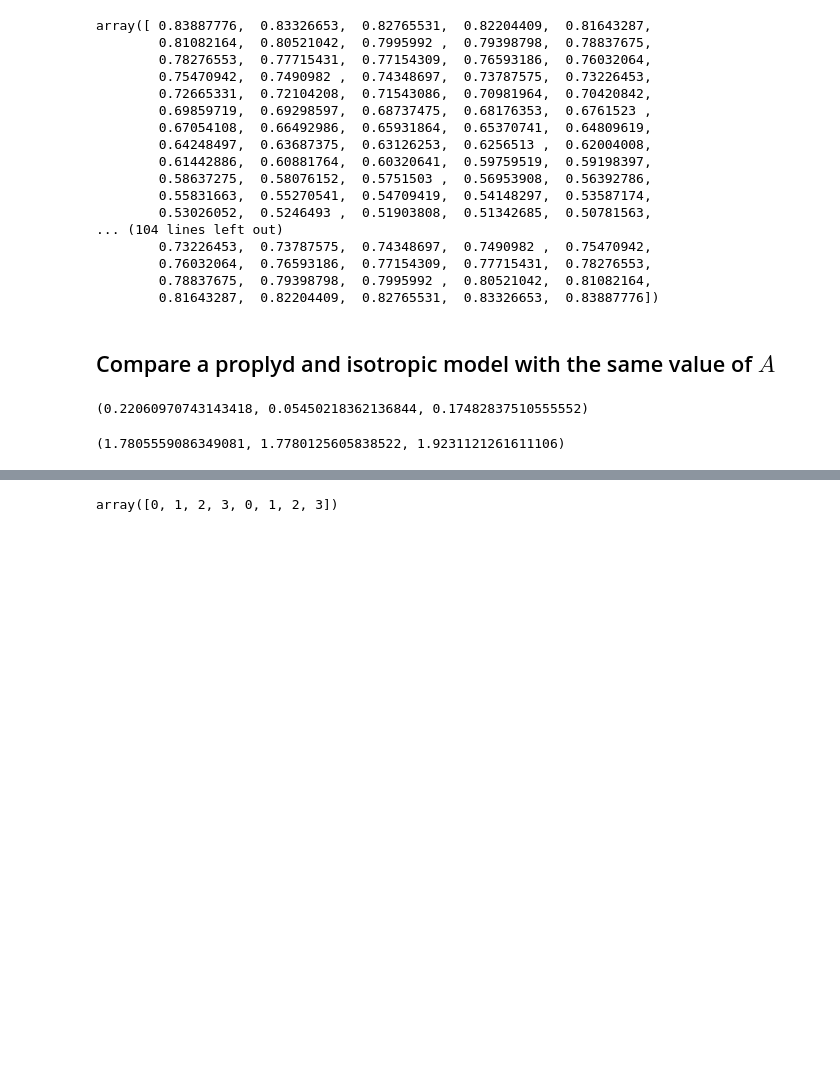
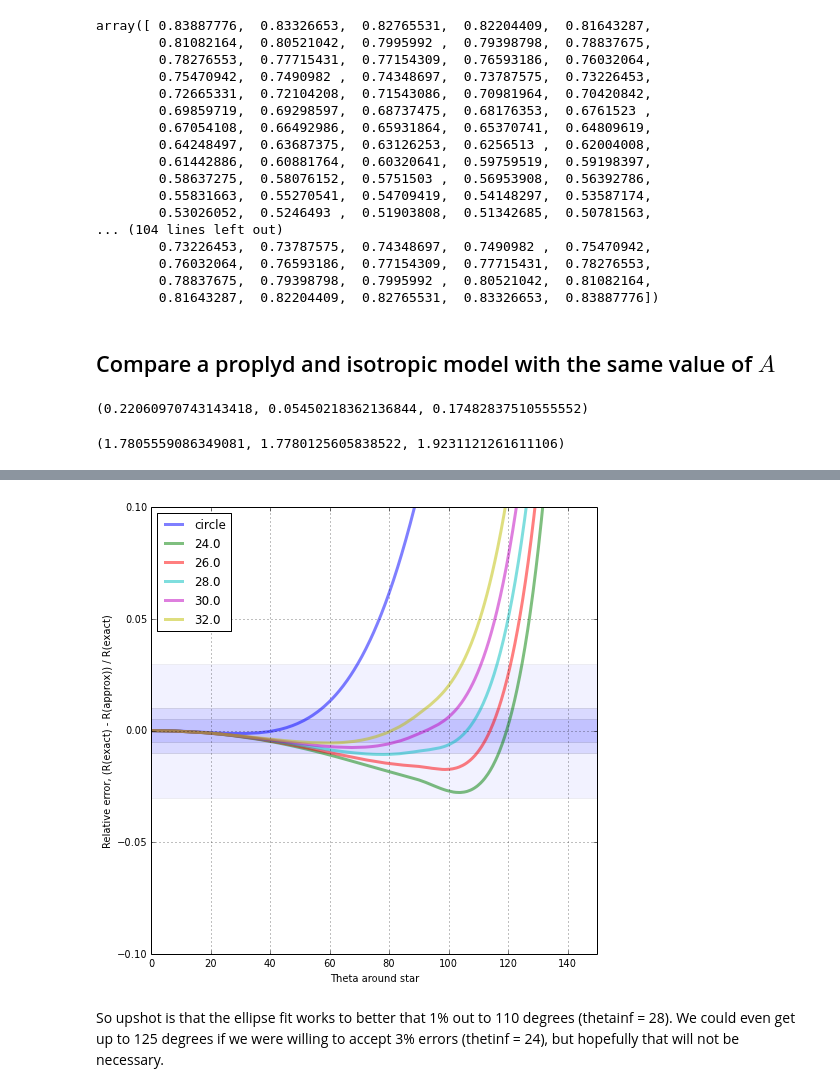
Before and after one commit to will-henney/bowshock-shape, a Jupyter notebook: New shapes.ipynb, the cells around one changed output, grey strips where cells are left out. Cells and saved outputs as stored; diff of their text form; code cells hidden in the pictures; blank space fills up the shorter version.

```diff
--- a/New shapes.ipynb
+++ b/New shapes.ipynb
@@ -191,4 +196,32 @@ gcf().set_size_inches(10, 10)
-# %%
-np.hstack((a, a))
-# %% [output]
-array([0, 1, 2, 3, 0, 1, 2, 3])
+# %%
+rp, thp = polar(xp, yp, x0=0)
+rc, thc = polar(xc, yc, x0=0)
+
+err_p_c = (rp - np.interp(thp, thc, rc))/rp
+plot(np.degrees(thp), err_p_c, lw=3, alpha=0.5, label="circle")
+
+th1, th2 = 0.0, 150.0
+mp = (thp > np.radians(th1)) & (thp < np.radians(th2))
+for theta in [24.0, 26., 28., 30., 32.]:
+    xcc, ycc = conic_utils.world_hyperbola(Rh=Rc, thh=theta,
+                                           PAh=90.0, xxh=-(Rc - 1.), yyh=0.0,
+                                           xmin=-3., xmax=0., N=500, full=False)
+    rcc, thcc = polar(xcc, ycc, x0=0)
+    m = np.isfinite(rcc) & np.isfinite(thcc)
+    m = m & (thcc > np.radians(th1)) & (thcc < np.radians(th2))
+    err_p_cc = (rp[mp] - np.interp(thp[mp], thcc[m][::-1], rcc[m][::-1]))/rp[mp]
+    plot(np.degrees(thp[mp]), err_p_cc, label=str(theta), lw=3, alpha=0.5)
+fill_between([th1, th2], [-0.03, -0.03], [0.03, 0.03], alpha=0.05)
+fill_between([th1, th2], [-0.01, -0.01], [0.01, 0.01], alpha=0.1)
+fill_between([th1, th2], [-0.005, -0.005], [0.005, 0.005], alpha=0.1)
+xlim(th1, th2)
+ylim(-0.1, 0.1)
+legend(loc="upper left")
+xlabel('Theta around star')
+ylabel('Relative error, (R(exact) - R(approx)) / R(exact)')
+grid()
+gcf().set_size_inches(8, 8)
+# %% [output]
+[figure, added]
+# %% [markdown]
+So upshot is that the ellipse fit works to better that 1% out to 110 degrees (thetainf = 28).  We could even get up to 125 degrees if we were willing to accept 3% errors (thetinf = 24), but hopefully that will not be necessary.
```
Also changed, not shown: parts of 2 cells of this notebook, 1 other file.
